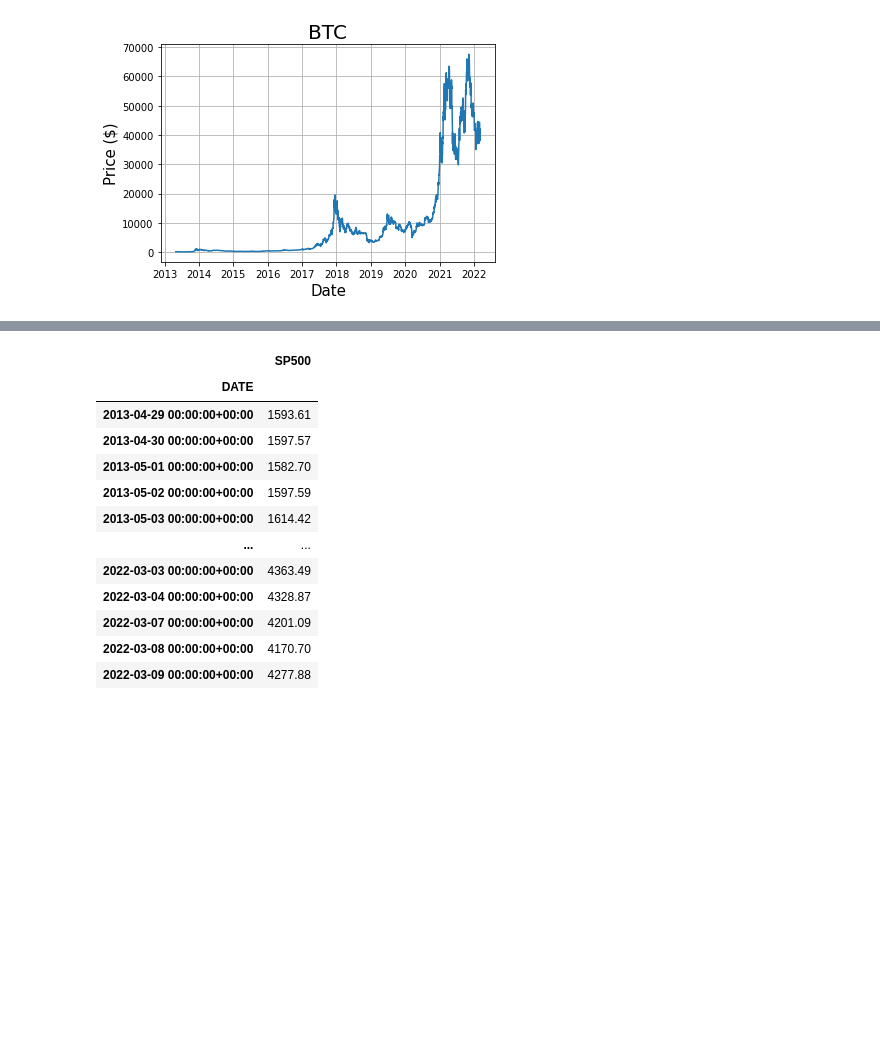
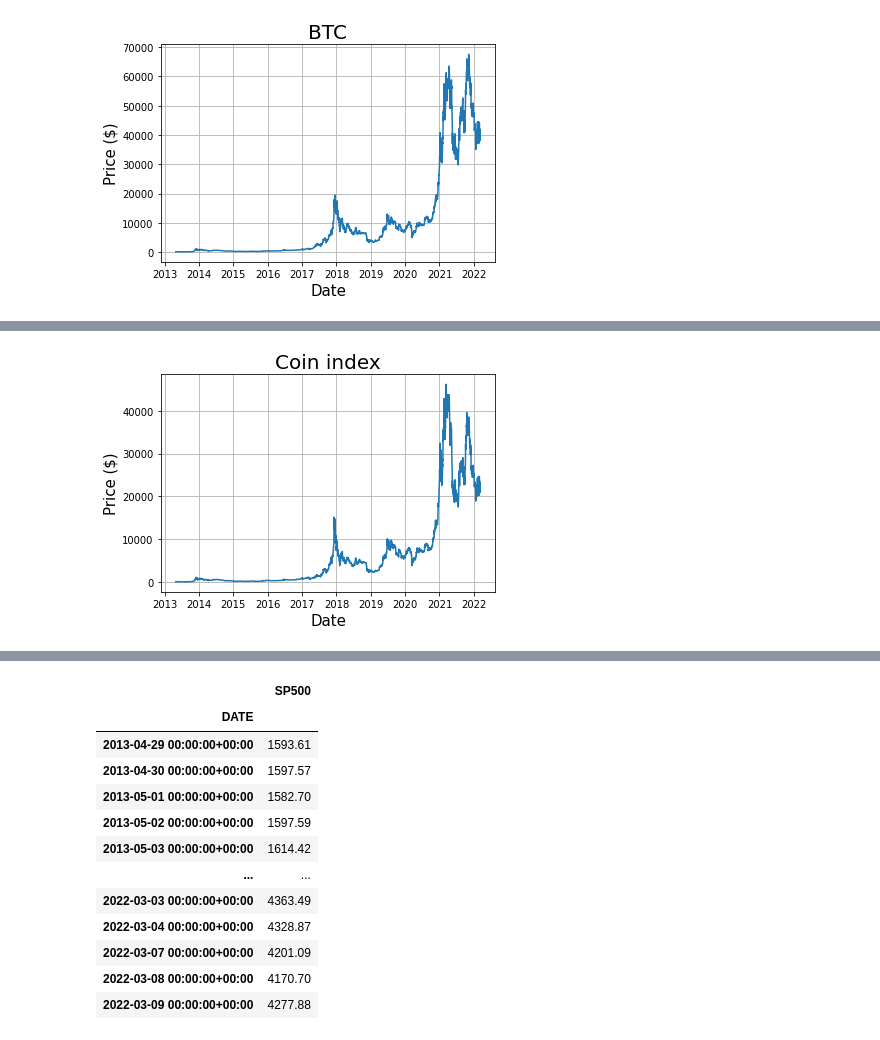
Before and after one commit to ZiyuanLi007/cryptoquant, a Jupyter notebook: example_bitcoin_sp500.ipynb, the cells around one changed output, grey strips where cells are left out. Saved outputs shown, nothing was run; the diff lists cells and outputs as text; code cells hidden in the pictures; blank space fills up the shorter version.

```diff
--- a/example_bitcoin_sp500.ipynb
+++ b/example_bitcoin_sp500.ipynb
@@ -66,0 +71,21 @@ Name: BTC, Length: 3238, dtype: float64
+# %%
+top_10_coins = ['BTC', 'ETH', 'USDT', 'BNB', 'USDC', 'XRP', 'LUNA', 'ADA', 'SOL', 'AVAX']
+
+def scraper_top_10_coins(top_10_coins):
+    all_coins_df = pd.DataFrame(columns=['Date'])
+    for coins in top_10_coins:
+        scraper = CmcScraper(coins)
+        coins_df = scraper.get_dataframe()
+        coins_df = pd.DataFrame(coins_df, columns=['Date','Close', 'Market Cap'])
+        coins_df = coins_df.rename(columns = {'Close':coins+' Close'})
+        coins_df = coins_df.rename(columns = {'Market Cap':coins+' Market Cap'})
+        all_coins_df = all_coins_df.merge(coins_df, on='Date', how='outer')
+
+    all_coins_df.set_index('Date', inplace=True)
+    all_coins_df = all_coins_df.fillna(0)
+    all_coins_df = all_coins_df.iloc[::-1]
+    all_coins_df.index = all_coins_df.index.tz_localize("UTC")
+    return all_coins_df
+
+all_coins_df = scraper_top_10_coins(top_10_coins)
+all_coins_df
@@ -66,0 +107,13 @@ Name: BTC, Length: 3238, dtype: float64
+# %%
+all_coins_df['Total Market Map'] = all_coins_df.loc[:, all_coins_df.columns.str.endswith('Market Cap')].sum(1)
+all_coins_df['CoinIndex'] = np.zeros(len(all_coins_df))
+
+def weighted_coins_index(top_10_coins, all_coins_df):
+    for coins in top_10_coins:
+        all_coins_df['CoinIndex'] = all_coins_df['CoinIndex'] + all_coins_df.apply(lambda x: x[coins+' Close'] * x[coins+' Market Cap'] / x['Total Market Map'], axis=1)
+
+    return all_coins_df
+
+weighted_coins_df = weighted_coins_index(top_10_coins, all_coins_df)
+weighted_coins_df = weighted_coins_df.iloc[: , -1]
+weighted_coins_df
@@ -66,0 +134,9 @@ Name: BTC, Length: 3238, dtype: float64
+# %%
+plt.plot(weighted_coins_df)
+plt.xlabel("Date", size=15)
+plt.ylabel("Price ($)", size=15)
+plt.title("Coin index", size=20)
+plt.grid()
+plt.show()
+# %% [output]
+[figure, added]
```
Also changed, not shown: parts of 15 cells of this notebook.
